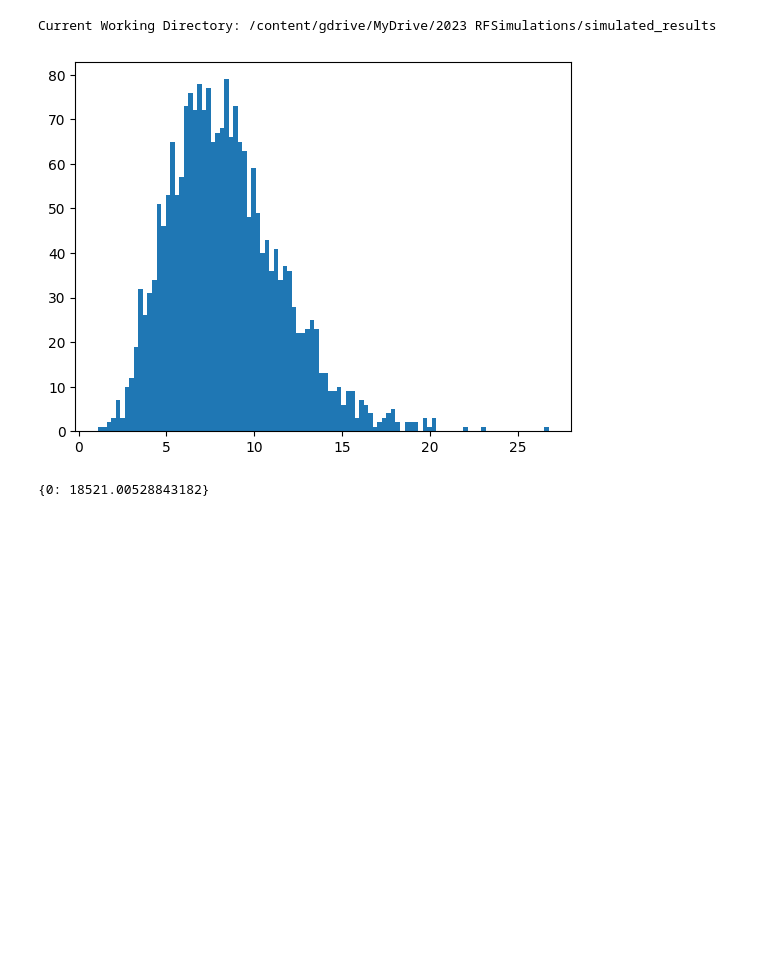
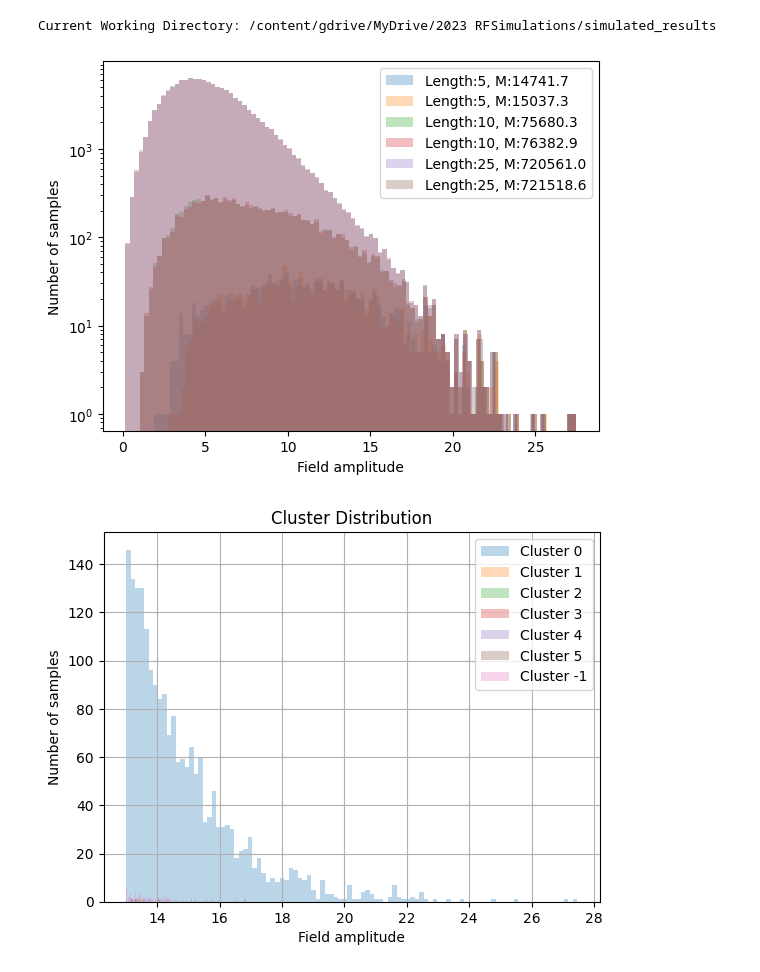
Before and after one commit to khchoi-physik/pbh_simulations, a Jupyter notebook: RFSIMS.ipynb, the cells around one changed output. Drawn from its saved outputs; the diff is of its cells as text; code cells hidden in the pictures; blank space fills up the shorter version.

Commit message:
Added cluster composition analysis and density profiling

```diff
--- a/RFSIMS.ipynb
+++ b/RFSIMS.ipynb
@@ -662,6 +663,7 @@ print(f"Test file has been created in the directory '{folder_path}'.")
 # %% [output]
 Test file has been created in the directory '/content/gdrive/MyDrive/2023 RFSimulations/simulated_field'.
 # %%
+
 for ii in tqdm(range(Nloops), desc="Processing"):
     # Initialize an instance of RFSIM
     # rfsim = RFSIM(mean=0, std_dev=1, pixel=pixel, z_pixel=z_pixel, amplitude=1.0, k_power=3, lamb=1.0, n_sigma=n_sigma+1)
@@ -675,8 +677,8 @@ for ii in tqdm(range(Nloops), desc="Processing"):
 
 
     # Check if masked_positions is empty
-    # clus_anal = CLUS_ANAL(exprf=exprf, lx=lx, ly=ly, lz=lz , pixel=pixel, z_pixel=z_pixel)
-    clus_anal = GPU_CLUS_ANAL(exprf=exprf, lx=lx, ly=ly, lz=lz , pixel=pixel, z_pixel=z_pixel)
+    # clus_anal = CLUS_ANAL(exprf=exprf,  pixel=pixel, z_pixel=z_pixel)
+    clus_anal = GPU_CLUS_ANAL(exprf=exprf,  pixel=pixel, z_pixel=z_pixel)
     masked_positions = clus_anal.masking(cutoff = n_sigma+1)
 
     if len(masked_positions) > 0:
@@ -705,33 +705,51 @@ instance_id = 2566
+# %%
+instance_id = 797
+length_list = {5,10,25}
 # %%
 exprf = np.load(f'exprf_{instance_id}.npy')
 # %%
-clus_anal = CLUS_ANAL(exprf=exprf, lx=lx, ly=ly, lz=lz , pixel=pixel, z_pixel=z_pixel)
+# Initialize
+clus_anal = CLUS_ANAL(exprf=exprf , pixel=pixel, z_pixel=z_pixel)
 
+# Locate rare event by mask
 nsigmas_masked_positions = clus_anal.masking(cutoff = n_sigma+1)
-sub_manifolds, total_mass = clus_anal.submanifolds(nsigmas_masked_positions)
+# Find all points within a shape of the rectange of size lx*ly*lz
 
-for ii in range(masked_positions.shape[0]):
-    plt.hist(sub_manifolds[ii].flatten(),bins=100);
-    plt.show()
 
-print(total_mass)
+fig, ax = plt.subplots()
+total_mass_list = {}
+density_profile = {}
+
+for l in range(eps+5):
+    sub_manifolds, total_mass = clus_anal.submanifolds(nsigmas_masked_positions, lx=l , ly=l , lz=l)
+    density_profile[l] = total_mass[0]  / ((l+1)**3)
+    #total_mass_list.append(total_mass)
+    if l in length_list:
+        for ii in range(nsigmas_masked_positions.shape[0]):
+            ax.hist(sub_manifolds[ii].flatten(),bins=100, label=f'Length:{l}, M:{total_mass[ii]:.1f}', alpha=0.3);
+            ax.set_xlabel('Field amplitude')
+            ax.set_ylabel('Number of samples')
+            ax.set_yscale('log')
+plt.legend()
+plt.show()
+
 
 # Masking for amplitudes beyond 5 Sigmas:
-masked_positions = clus_anal.masking(cutoff = 13)
+masked_positions = clus_anal.masking(cutoff = cluster_cutoff)
 
 # DBSCAN
-cluster_labels = clus_anal.dbscan(eps=20, min_sam=5, masked_positions=masked_positions)
+cluster_labels = clus_anal.dbscan(eps=eps, min_sam=min_sam, masked_positions=masked_positions)
 
 # Clustering Distances
 #distances = clus_anal.cluster_distances(masked_positions, cluster_labels)
 
 # Cluster amplitude distributions
 cluster_distribution_figure, cluster_field_values = clus_anal.cluster_distribution_3d(masked_positions, cluster_labels)
 cluster_distribution_figure.savefig(f'Cluster_amplitude_distribution_{instance_id}.pdf')
 
 # 3D scattering of cluster
 clustering_figures = clus_anal.cluster_plot_3D(masked_positions, cluster_labels)
 clustering_figures.savefig(f'Cluster_3D_distribution_{instance_id}.pdf')
 # %% [output]
-[figure, old version]
+[figure, new version]
-{0: 18521.00528843182}
+[figure, added]
```
Also changed, not shown: parts of 8 cells of this notebook.
